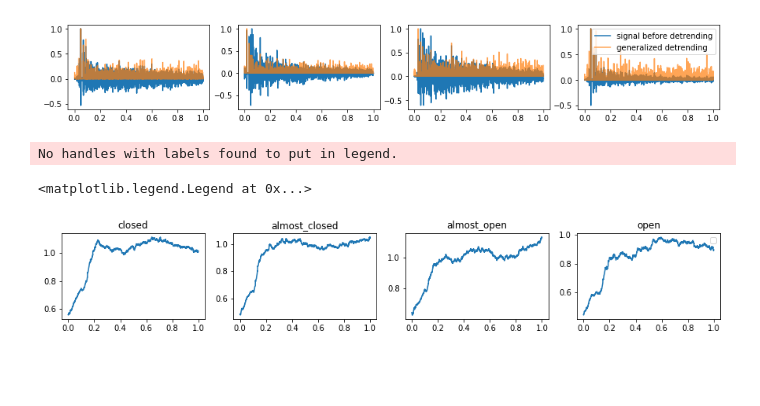
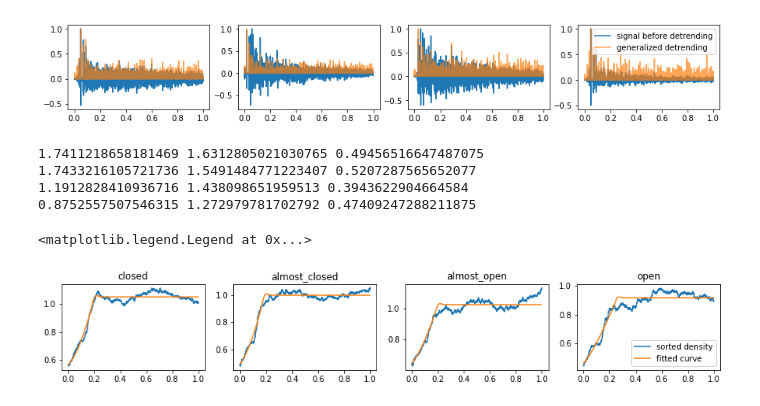
Before and after one commit to giotto-ai/l2f, a Jupyter notebook: deliver_tutorial_pandas.ipynb, the cells around one changed output. Drawn from its saved outputs; the diff is of its cells as text; code cells hidden in the pictures; blank space fills up the shorter version.

Commit message:
Curve fitting incorporated.

```diff
--- a/deliver_tutorial_pandas.ipynb
+++ b/deliver_tutorial_pandas.ipynb
@@ -84,19 +84,22 @@ plt.legend()
 # %%
 data_srt = defaultdict()
 fig, ax = plt.subplots(1,4,figsize=(15,2))
 for i in range(len(labels)):
     signal = data_dtr[labels[i]]
     data_srt[labels[i]] = sorted_density_feature(signal, ws_sorted_density)
     data_srt[labels[i]] = data_srt[labels[i]]/gaussian_sd
     n, curve = curve_fitting_echo_density(data_srt[labels[i]], Fs)
-    ax[i].plot(t[:len(data_srt[labels[i]])], data_srt[labels[i]])
-    #ax[i].plot(t[:len(curve)], curve)
+    ax[i].plot(t[:len(data_srt[labels[i]])], data_srt[labels[i]], label = 'sorted density')
+    ax[i].plot(t[:len(curve)], curve, label = 'fitted curve')
     ax[i].set_title(labels[i])
 plt.legend()
 # %% [output]
-No handles with labels found to put in legend.
+1.7411218658181469 1.6312805021030765 0.49456516647487075
+1.7433216105721736 1.5491484771223407 0.5207287565652077
+1.1912828410936716 1.438098651959513 0.3943622904664584
+0.8752557507546315 1.272979781702792 0.47409247288211875
 <matplotlib.legend.Legend at 0x...>
-[figure, old version]
+[figure, new version]
 # %%
 # simulations: polybox, 1, curve fitting
 # simulations: sliding lid, 1, curve fitting
```
Also changed, not shown: parts of 1 cell of this notebook, 1 other file.
